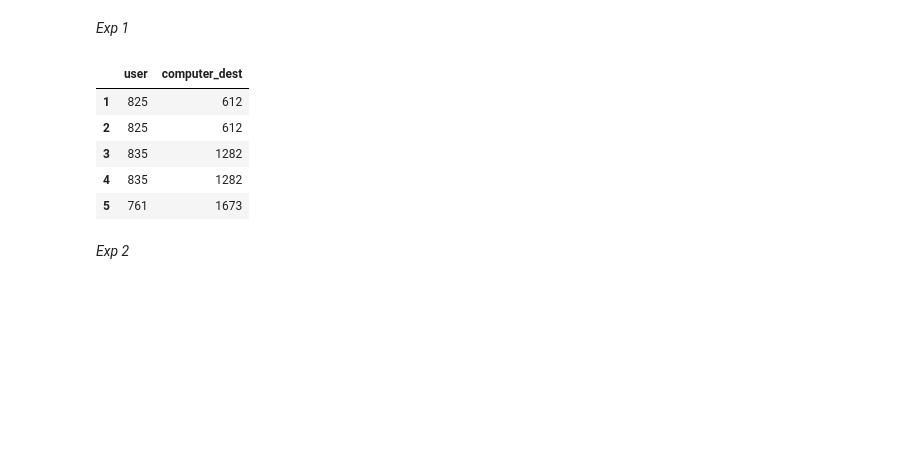
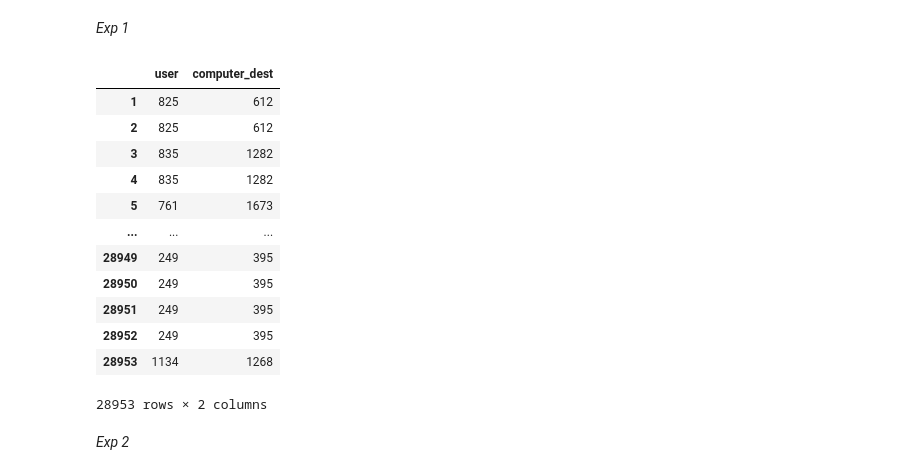
Before and after one commit to caio-mbarbosa/Baselines_Survey, a Jupyter notebook: Baselines Survey.ipynb, the cells around one changed output. Drawn from its saved outputs; the diff is of its cells as text; code cells hidden in the pictures; blank space fills up the shorter version.

```diff
--- a/Baselines Survey.ipynb
+++ b/Baselines Survey.ipynb
@@ -210,14 +218,21 @@ def utilizaLabelEnc(dataFrame, col1, col2, col3 = None):
 *Exp 1*
 # %%
 X1_labelEnc = utilizaLabelEnc(X1, "user", "computer_dest")
-X1_labelEnc.head()
+X1_labelEnc
 # %% [output]
 |  | user | computer_dest |
 | 1 | 825 | 612 |
 | 2 | 825 | 612 |
 | 3 | 835 | 1282 |
 | 4 | 835 | 1282 |
 | 5 | 761 | 1673 |
+| ... | ... | ... |
+| 28949 | 249 | 395 |
+| 28950 | 249 | 395 |
+| 28951 | 249 | 395 |
+| 28952 | 249 | 395 |
+| 28953 | 1134 | 1268 |
+28953 rows × 2 columns
 # %% [markdown]
 *Exp 2*
 # %%
```
Also changed, not shown: parts of 36 cells of this notebook.
